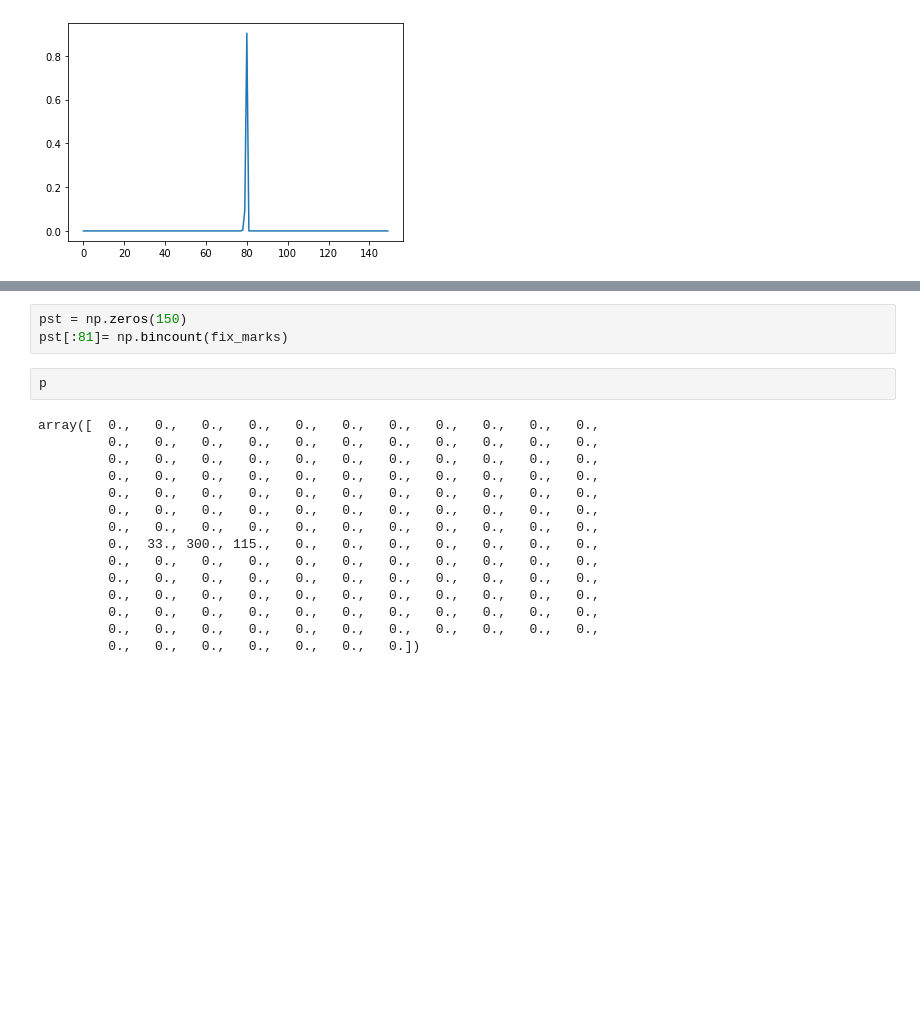
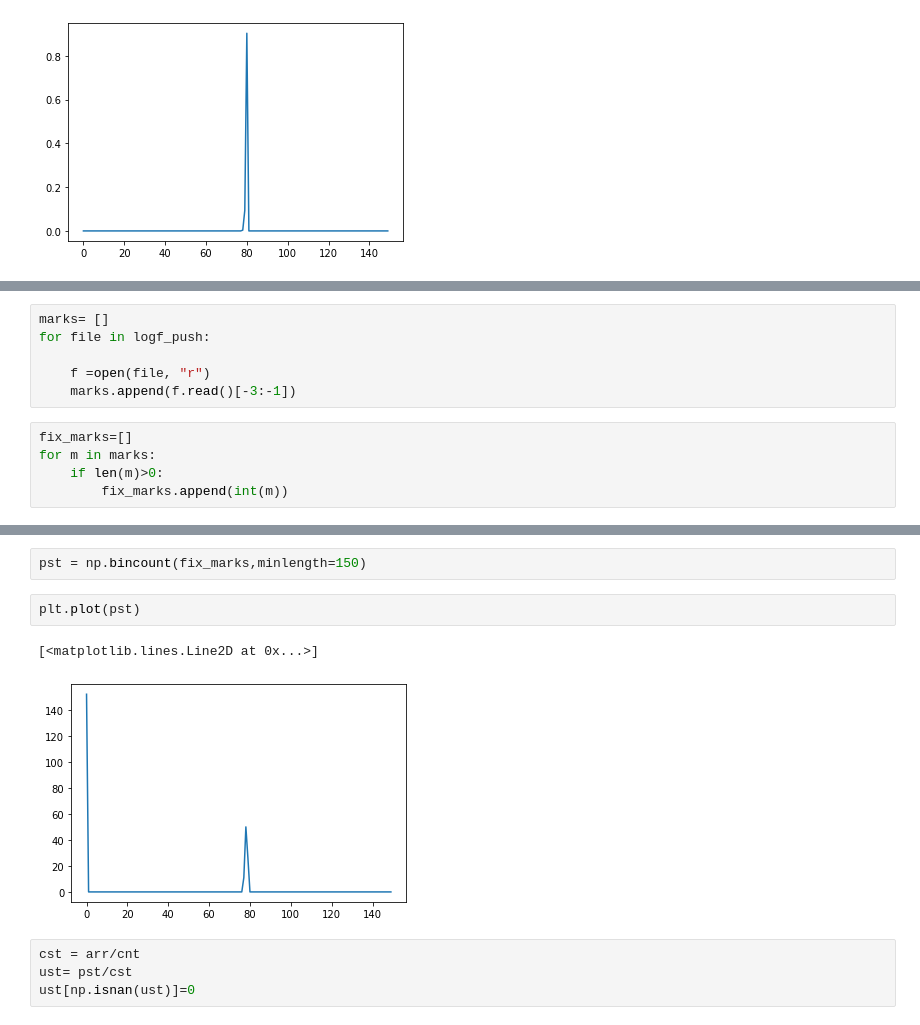
Before and after one commit to nkrishnan94/phage-abm, a Jupyter notebook: Ancestor distribution analysis.ipynb, the cells around one changed output, grey strips where cells are left out. Saved outputs shown, nothing was run; the diff lists cells and outputs as text; blank space fills up the shorter version.

```diff
--- a/Ancestor distribution analysis.ipynb
+++ b/Ancestor distribution analysis.ipynb
@@ -79,0 +78,11 @@ array([0.        , 0.        , 0.        , 0.        , 0.        ,
+# %%
+marks= []
+for file in logf_push:
+
+    f =open(file, "r")
+    marks.append(f.read()[-3:-1])
+# %%
+fix_marks=[]
+for m in marks:
+    if len(m)>0:
+        fix_marks.append(int(m))
@@ -80,20 +102,11 @@ array([0.        , 0.        , 0.        , 0.        , 0.        ,
 # %%
-pst = np.zeros(150)
-pst[:81]= np.bincount(fix_marks)
+pst = np.bincount(fix_marks,minlength=150)
-# %%
-p
-# %% [output]
-array([  0.,   0.,   0.,   0.,   0.,   0.,   0.,   0.,   0.,   0.,   0.,
-         0.,   0.,   0.,   0.,   0.,   0.,   0.,   0.,   0.,   0.,   0.,
-         0.,   0.,   0.,   0.,   0.,   0.,   0.,   0.,   0.,   0.,   0.,
-         0.,   0.,   0.,   0.,   0.,   0.,   0.,   0.,   0.,   0.,   0.,
-         0.,   0.,   0.,   0.,   0.,   0.,   0.,   0.,   0.,   0.,   0.,
-         0.,   0.,   0.,   0.,   0.,   0.,   0.,   0.,   0.,   0.,   0.,
-         0.,   0.,   0.,   0.,   0.,   0.,   0.,   0.,   0.,   0.,   0.,
-         0.,  33., 300., 115.,   0.,   0.,   0.,   0.,   0.,   0.,   0.,
-         0.,   0.,   0.,   0.,   0.,   0.,   0.,   0.,   0.,   0.,   0.,
-         0.,   0.,   0.,   0.,   0.,   0.,   0.,   0.,   0.,   0.,   0.,
-         0.,   0.,   0.,   0.,   0.,   0.,   0.,   0.,   0.,   0.,   0.,
-         0.,   0.,   0.,   0.,   0.,   0.,   0.,   0.,   0.,   0.,   0.,
-         0.,   0.,   0.,   0.,   0.,   0.,   0.,   0.,   0.,   0.,   0.,
-         0.,   0.,   0.,   0.,   0.,   0.,   0.])
+# %%
+plt.plot(pst)
+# %% [output]
+[<matplotlib.lines.Line2D at 0x...>]
+[figure, added]
+# %%
+cst = arr/cnt
+ust= pst/cst
+ust[np.isnan(ust)]=0
```
Also changed, not shown: parts of 10 cells of this notebook, 9 other files.
